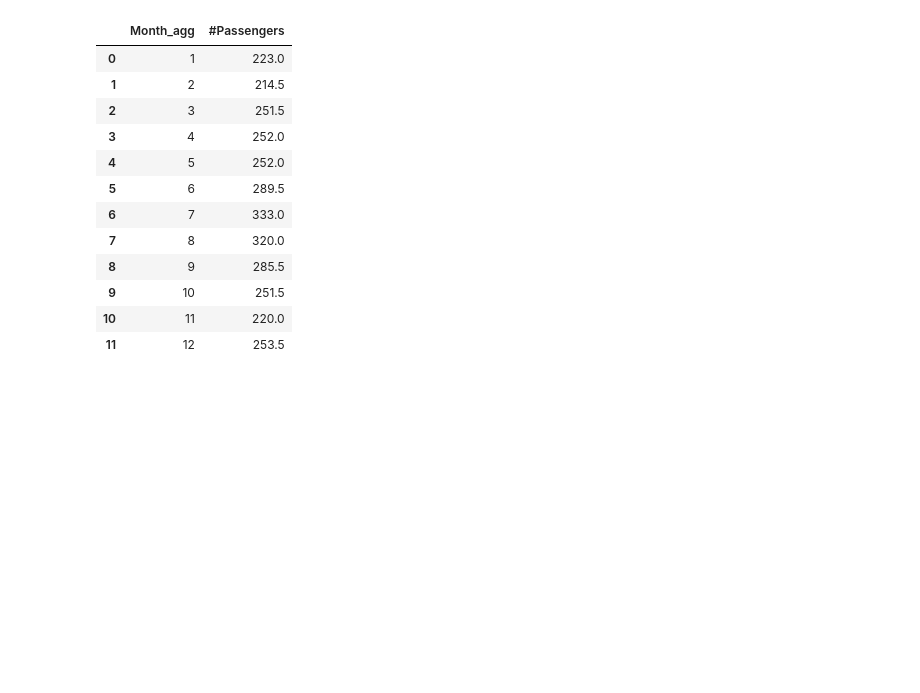
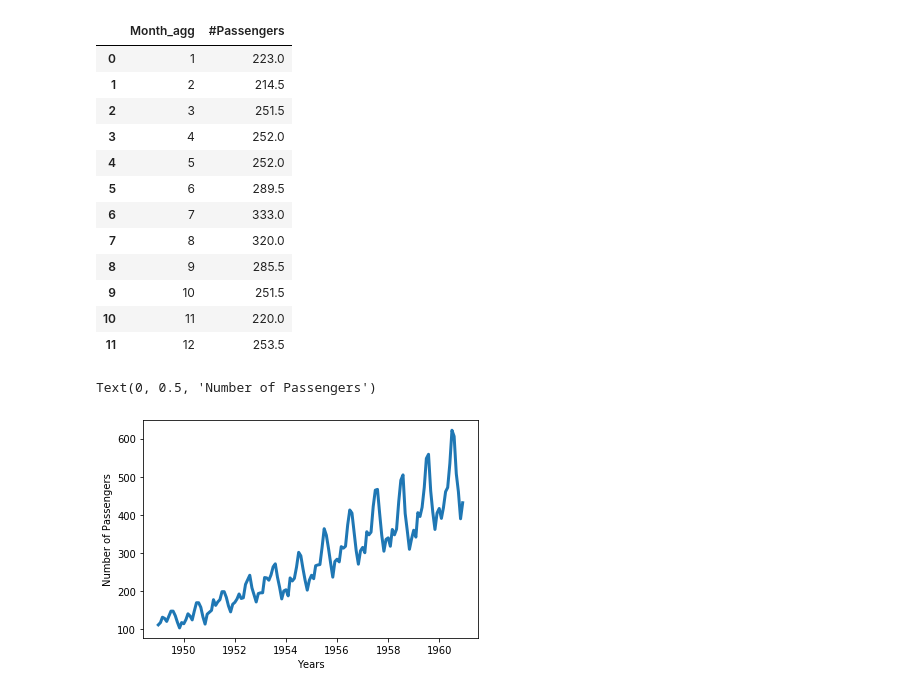
Before and after one commit to abefukasawa/reproducible_airpassengers, a Jupyter notebook: reproducible_analysis.ipynb, the cells around one changed output. Saved outputs shown, nothing was run; the diff lists cells and outputs as text; code cells hidden in the pictures; blank space fills up the shorter version.

Commit message:
Create workflow module with some data utils and modify the analysis notebook

```diff
--- a/reproducible_analysis.ipynb
+++ b/reproducible_analysis.ipynb
@@ -29,4 +15,7 @@ urlretrieve(dwn_url, 'AirPassengers.csv')
 # %%
-df = pd.read_csv('AirPassengers.csv')
-df.info()
+df = data_loading(
+    url=URL,
+    filename='AirPassengers.csv')
+
+df.head()
 # %% [output]
@@ -99,3 +76,12 @@ _
 | 9 | 10 | 251.5 |
 | 10 | 11 | 220.0 |
 | 11 | 12 | 253.5 |
+# %%
+df.set_index('Month', inplace = True)
+# %%
+plt.plot(df['#Passengers'], linewidth = 3)
+plt.xlabel('Years')
+plt.ylabel('Number of Passengers')
+# %% [output]
+Text(0, 0.5, 'Number of Passengers')
+[figure, added]
```
Also changed, not shown: parts of 24 cells of this notebook, 2 other files.
